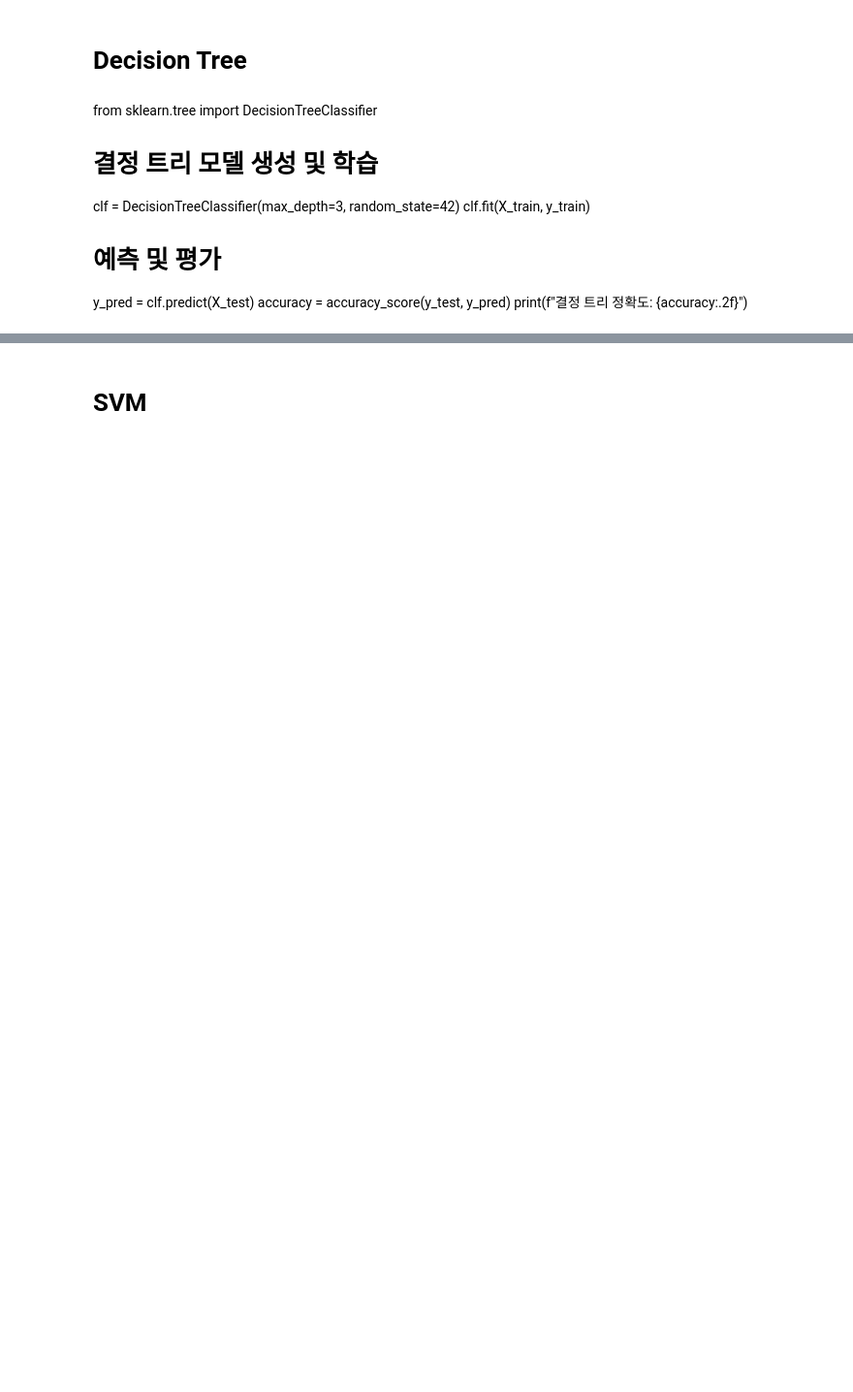
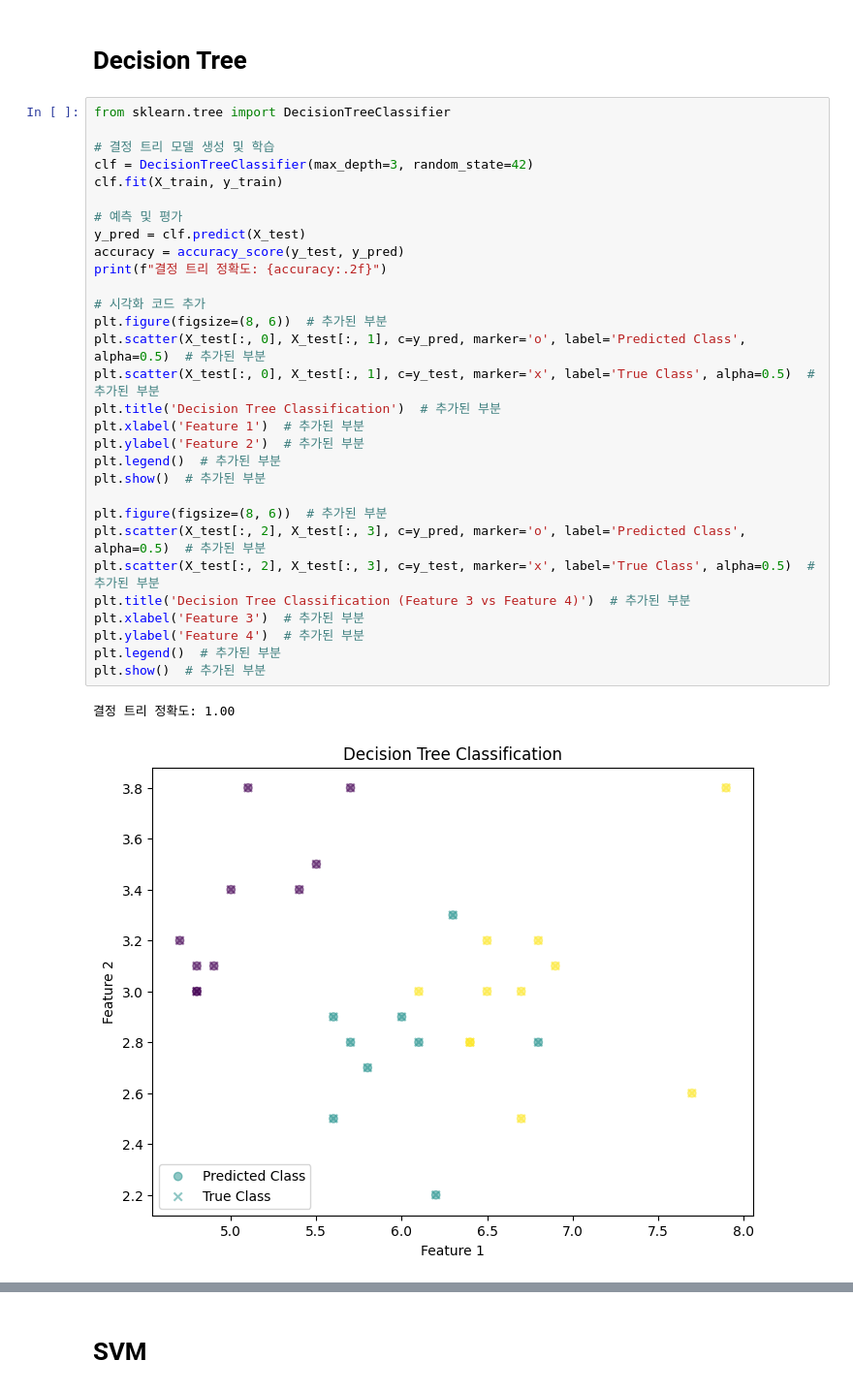
Before and after one commit to YeeeeeHo/ML_Final, a Jupyter notebook: lecture_classification.ipynb, the cells around one changed output, grey strips where cells are left out. Shown: that part at 97% size. Saved outputs shown, nothing was run; the diff lists cells and outputs as text; blank space fills up the shorter version.

```diff
--- a/lecture_classification.ipynb
+++ b/lecture_classification.ipynb
@@ -103,13 +148,35 @@ print(f"로지스틱 회귀 정확도: {accuracy:.2f}")
 # %% [markdown]
 # Decision Tree
-# %% [markdown]
-from sklearn.tree import DecisionTreeClassifier
-
-# 결정 트리 모델 생성 및 학습
-clf = DecisionTreeClassifier(max_depth=3, random_state=42)
-clf.fit(X_train, y_train)
-
-# 예측 및 평가
-y_pred = clf.predict(X_test)
-accuracy = accuracy_score(y_test, y_pred)
-print(f"결정 트리 정확도: {accuracy:.2f}")
+# %%
+from sklearn.tree import DecisionTreeClassifier
+
+# 결정 트리 모델 생성 및 학습
+clf = DecisionTreeClassifier(max_depth=3, random_state=42)
+clf.fit(X_train, y_train)
+
+# 예측 및 평가
+y_pred = clf.predict(X_test)
+accuracy = accuracy_score(y_test, y_pred)
+print(f"결정 트리 정확도: {accuracy:.2f}")
+
+# 시각화 코드 추가
+plt.figure(figsize=(8, 6))  # 추가된 부분
+plt.scatter(X_test[:, 0], X_test[:, 1], c=y_pred, marker='o', label='Predicted Class', alpha=0.5)  # 추가된 부분
+plt.scatter(X_test[:, 0], X_test[:, 1], c=y_test, marker='x', label='True Class', alpha=0.5)  # 추가된 부분
+plt.title('Decision Tree Classification')  # 추가된 부분
+plt.xlabel('Feature 1')  # 추가된 부분
+plt.ylabel('Feature 2')  # 추가된 부분
+plt.legend()  # 추가된 부분
+plt.show()  # 추가된 부분
+
+plt.figure(figsize=(8, 6))  # 추가된 부분
+plt.scatter(X_test[:, 2], X_test[:, 3], c=y_pred, marker='o', label='Predicted Class', alpha=0.5)  # 추가된 부분
+plt.scatter(X_test[:, 2], X_test[:, 3], c=y_test, marker='x', label='True Class', alpha=0.5)  # 추가된 부분
+plt.title('Decision Tree Classification (Feature 3 vs Feature 4)')  # 추가된 부분
+plt.xlabel('Feature 3')  # 추가된 부분
+plt.ylabel('Feature 4')  # 추가된 부분
+plt.legend()  # 추가된 부분
+plt.show()  # 추가된 부분
+# %% [output]
+결정 트리 정확도: 1.00
+[figure, added]
```
Also changed, not shown: parts of 9 cells of this notebook.
